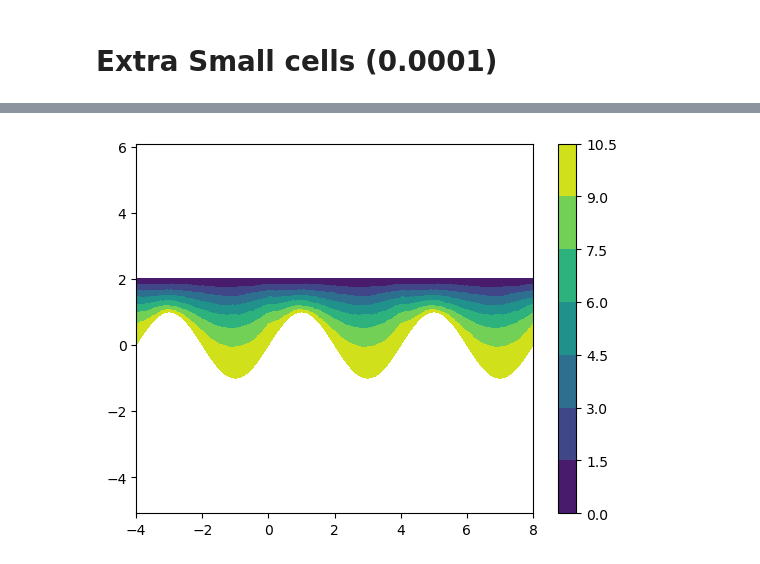
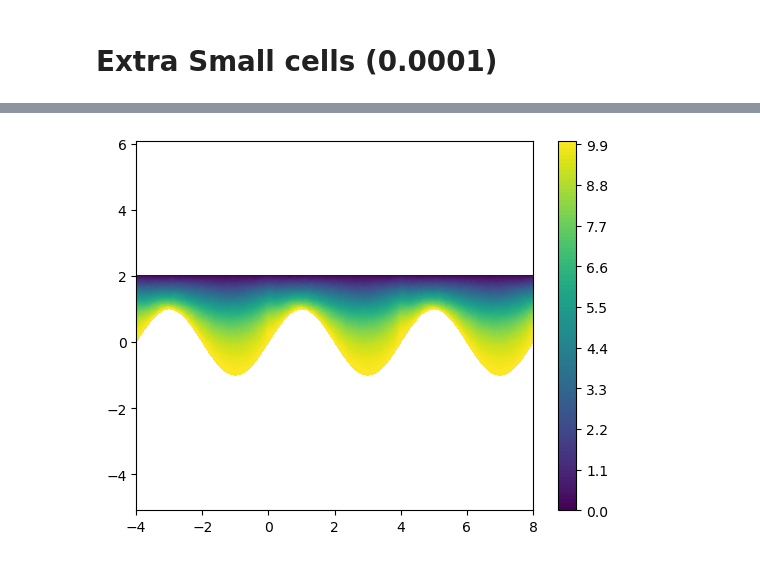
Before and after one commit to sanonesan/2d_Laplace_eq_FEM, a Jupyter notebook: laplace_eq_domain_1_sin.ipynb, the cells around one changed output, grey strips where cells are left out. Saved outputs shown, nothing was run; the diff lists cells and outputs as text; code cells hidden in the pictures.

```diff
--- a/laplace_eq_domain_1_sin.ipynb
+++ b/laplace_eq_domain_1_sin.ipynb
@@ -136,32 +138,32 @@ for element in df_elements.values:
     element -= 1;
 
 
 
 nodes_x = df_x_y["x"].values
 tmp = df_x_y["x"].values - 4
 nodes_x = np.concatenate((nodes_x, tmp), axis=0)
 tmp = df_x_y["x"].values + 4
 nodes_x = np.concatenate((nodes_x, tmp), axis=0)
 
 nodes_y = np.concatenate(( df_x_y["y"].values,  df_x_y["y"].values), axis=0)
 nodes_y = np.concatenate(( nodes_y,  df_x_y["y"].values), axis=0)
 
 z_val = np.concatenate(( df_z["sol"].values, df_z["sol"].values), axis=0)
 z_val = np.concatenate(( z_val, df_z["sol"].values), axis=0)
 
 k = np.max(df_elements.values) + 1
 triangles = df_elements.values
 triangles = np.concatenate((triangles,  df_elements.values + k ), axis=0)
 triangles = np.concatenate((triangles,  df_elements.values + k + k ), axis=0)
 
 
 triangulation = tri.Triangulation(nodes_x, nodes_y, triangles=triangles)
-plt.tricontourf(triangulation, z_val)
+plt.tricontourf(triangulation, z_val, levels=100)
 # show
 #plot_fem_mesh(nodes_x, nodes_y, triangles, 0.05)
 
 plt.colorbar()
 plt.axis('equal')
 plt.show()
 # %% [output]
-[figure, old version]
+[figure, new version]
```
Also changed, not shown: parts of 5 cells of this notebook, 52 other files.
